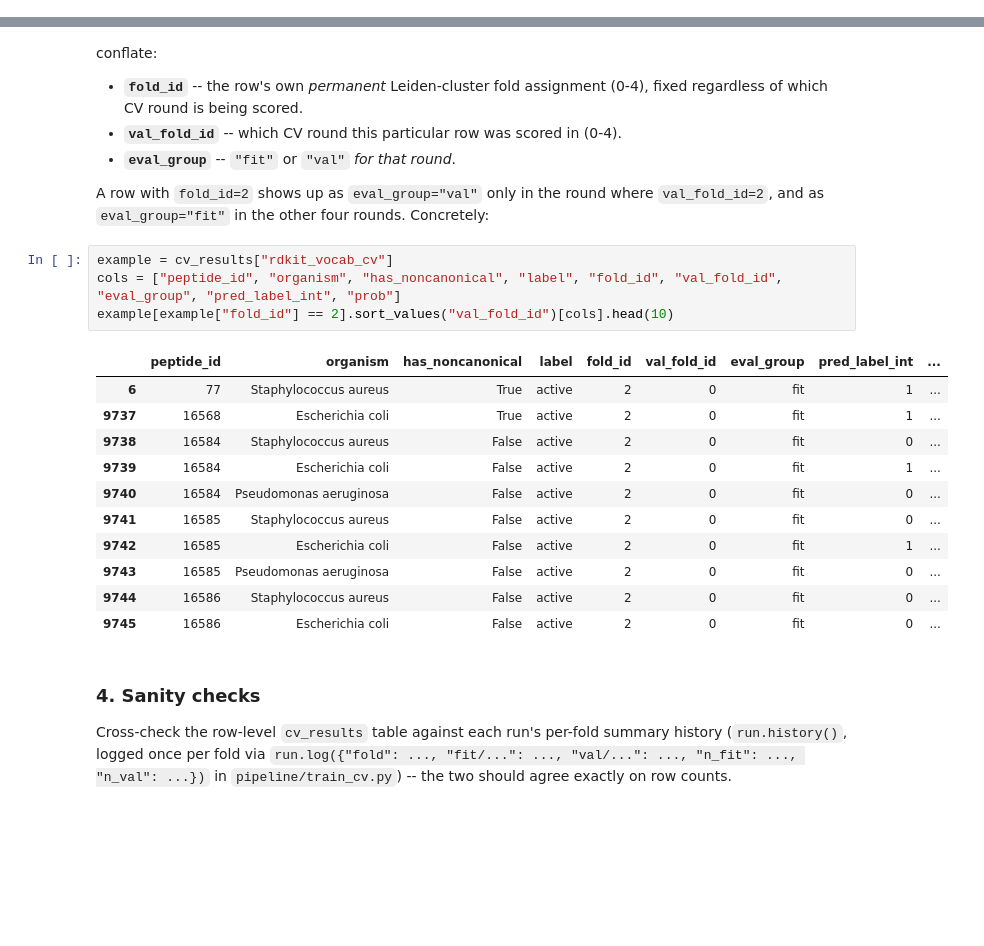
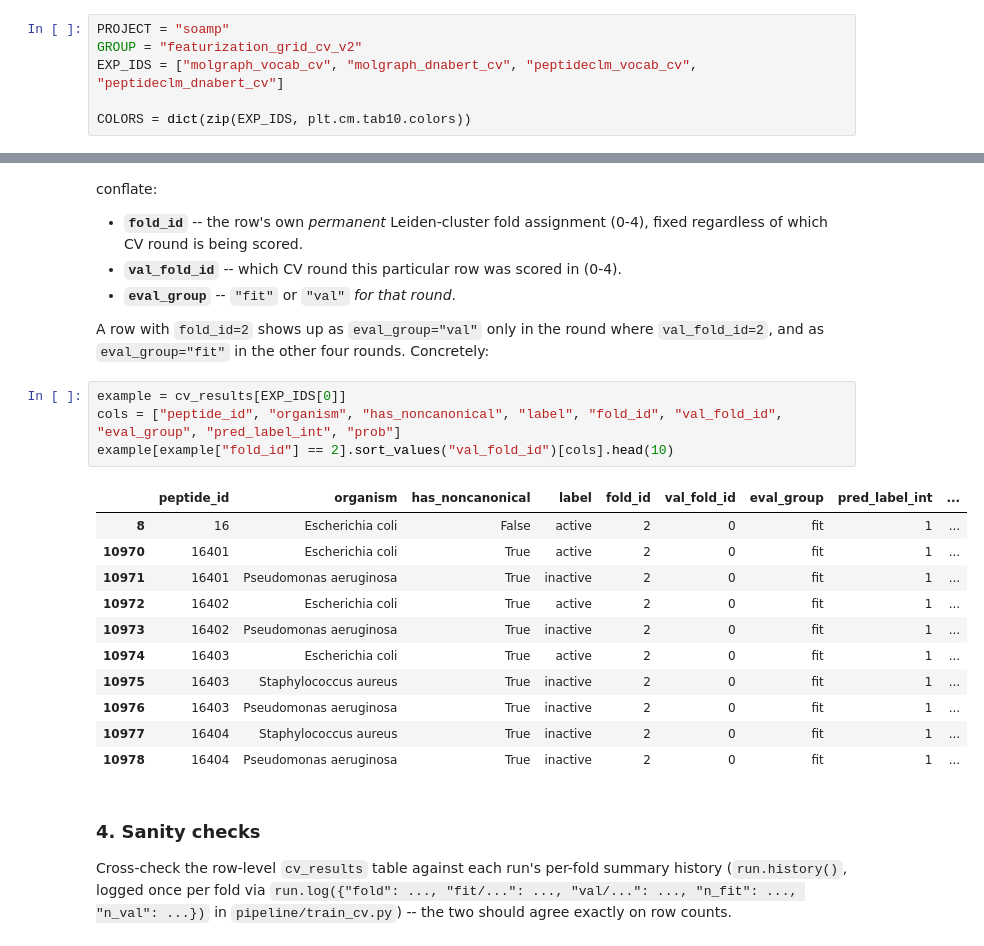
Before and after one commit to LukaJinc/soamp, a Jupyter notebook: scripts/EDA/06_cv_featurization_analysis.ipynb, the cells around one changed output, grey strips where cells are left out. Drawn from its saved outputs; the diff is of its cells as text; blank space fills up the shorter version.

```diff
--- a/scripts/EDA/06_cv_featurization_analysis.ipynb
+++ b/scripts/EDA/06_cv_featurization_analysis.ipynb
@@ -57,0 +52,6 @@ specifically to group them for comparison (`wandb_group`,
+# %%
+PROJECT = "soamp"
+GROUP = "featurization_grid_cv_v2"
+EXP_IDS = ["molgraph_vocab_cv", "molgraph_dnabert_cv", "peptideclm_vocab_cv", "peptideclm_dnabert_cv"]
+
+COLORS = dict(zip(EXP_IDS, plt.cm.tab10.colors))
@@ -149,21 +158,21 @@ A row with `fold_id=2` shows up as `eval_group="val"` only in the round
 where `val_fold_id=2`, and as `eval_group="fit"` in the other four rounds.
 Concretely:
 # %%
-example = cv_results["rdkit_vocab_cv"]
+example = cv_results[EXP_IDS[0]]
 cols = ["peptide_id", "organism", "has_noncanonical", "label", "fold_id", "val_fold_id", "eval_group", "pred_label_int", "prob"]
 example[example["fold_id"] == 2].sort_values("val_fold_id")[cols].head(10)
 # %% [output]
 |  | peptide_id | organism | has_noncanonical | label | fold_id | val_fold_id | eval_group | pred_label_int | ... |
-| 6 | 77 | Staphylococcus aureus | True | active | 2 | 0 | fit | 1 | ... |
-| 9737 | 16568 | Escherichia coli | True | active | 2 | 0 | fit | 1 | ... |
-| 9738 | 16584 | Staphylococcus aureus | False | active | 2 | 0 | fit | 0 | ... |
-| 9739 | 16584 | Escherichia coli | False | active | 2 | 0 | fit | 1 | ... |
-| 9740 | 16584 | Pseudomonas aeruginosa | False | active | 2 | 0 | fit | 0 | ... |
-| 9741 | 16585 | Staphylococcus aureus | False | active | 2 | 0 | fit | 0 | ... |
-| 9742 | 16585 | Escherichia coli | False | active | 2 | 0 | fit | 1 | ... |
-| 9743 | 16585 | Pseudomonas aeruginosa | False | active | 2 | 0 | fit | 0 | ... |
-| 9744 | 16586 | Staphylococcus aureus | False | active | 2 | 0 | fit | 0 | ... |
-| 9745 | 16586 | Escherichia coli | False | active | 2 | 0 | fit | 0 | ... |
+| 8 | 16 | Escherichia coli | False | active | 2 | 0 | fit | 1 | ... |
+| 10970 | 16401 | Escherichia coli | True | active | 2 | 0 | fit | 1 | ... |
+| 10971 | 16401 | Pseudomonas aeruginosa | True | inactive | 2 | 0 | fit | 1 | ... |
+| 10972 | 16402 | Escherichia coli | True | active | 2 | 0 | fit | 1 | ... |
+| 10973 | 16402 | Pseudomonas aeruginosa | True | inactive | 2 | 0 | fit | 1 | ... |
+| 10974 | 16403 | Escherichia coli | True | active | 2 | 0 | fit | 1 | ... |
+| 10975 | 16403 | Staphylococcus aureus | True | inactive | 2 | 0 | fit | 1 | ... |
+| 10976 | 16403 | Pseudomonas aeruginosa | True | inactive | 2 | 0 | fit | 1 | ... |
+| 10977 | 16404 | Staphylococcus aureus | True | inactive | 2 | 0 | fit | 1 | ... |
+| 10978 | 16404 | Pseudomonas aeruginosa | True | inactive | 2 | 0 | fit | 1 | ... |
 # %% [markdown]
 ### 4. Sanity checks
 
```
Also changed, not shown: parts of 60 cells of this notebook, 10 other files.
